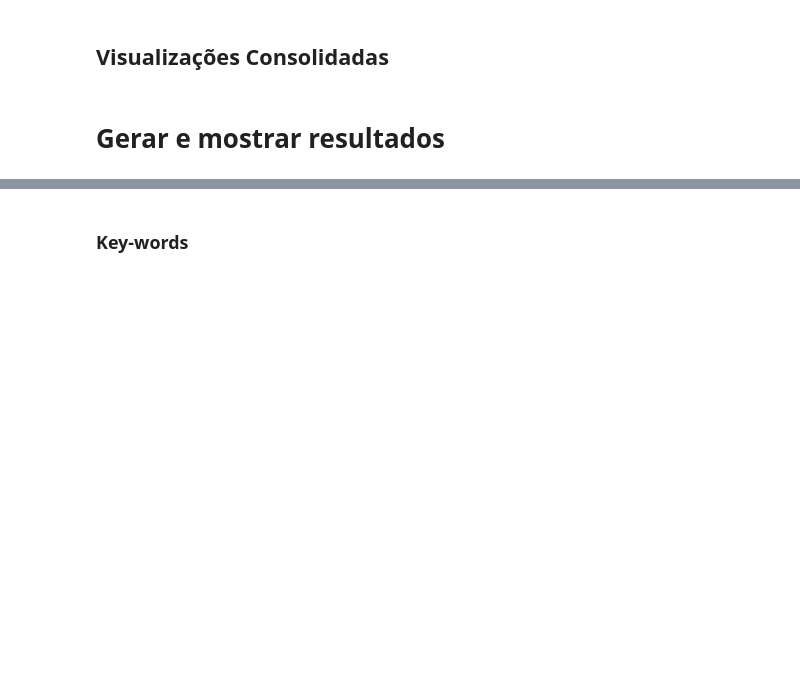
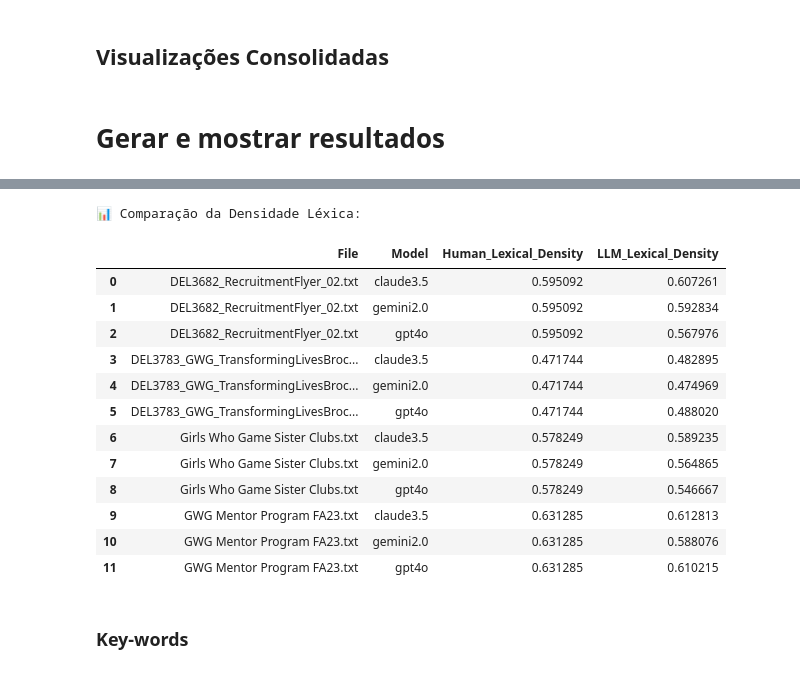
Before and after one commit to rafaelalmeida2909/translation, a Jupyter notebook: comparation.ipynb, the cells around one changed output, grey strips where cells are left out. Saved outputs shown, nothing was run; the diff lists cells and outputs as text; code cells hidden in the pictures; blank space fills up the shorter version.

```diff
--- a/comparation.ipynb
+++ b/comparation.ipynb
@@ -177,3 +179,53 @@ Passing `palette` without assigning `hue` is deprecated and will be removed in v
+# %%
+# Filtrar os arquivos na ordem especificada
+ordered_files = [
+    "DEL3682_RecruitmentFlyer_02.txt",
+    "DEL3783_GWG_TransformingLivesBrochure.txt",
+    "Girls Who Game Sister Clubs.txt",
+    "GWG Mentor Program FA23.txt"
+]
+
+# Criar a tabela de comparação
+lexical_density_data = []
+
+for file in ordered_files:
+    human_text = (HUMAN_TRANS_DIR / f"ESP {file}").read_text(encoding='utf-8')
+    human_lex_density = len(set(human_text.split())) / len(human_text.split()) if human_text.split() else 0
+
+    for model in llm_models:
+        llm_text = (LLM_TRANS_DIR / model / "Translated Texts" / f"ESP {file}").read_text(encoding='utf-8')
+        llm_lex_density = len(set(llm_text.split())) / len(llm_text.split()) if llm_text.split() else 0
+
+        lexical_density_data.append({
+            'File': file,
+            'Human_Lexical_Density': human_lex_density,
+            'Model': model,
+            'LLM_Lexical_Density': llm_lex_density
+        })
+
+lexical_density_df = pd.DataFrame(lexical_density_data)
+
+# Exibir a tabela
+print("\n📊 Comparação da Densidade Léxica:")
+display(lexical_density_df)
+
+# Exportar para CSV
+lexical_density_df.to_csv(BASE_DIR / "Results" / "lexical_density_comparison.csv", index=False)
+# %% [output]
+📊 Comparação da Densidade Léxica:
+|  | File | Model | Human_Lexical_Density | LLM_Lexical_Density |
+| 0 | DEL3682_RecruitmentFlyer_02.txt | claude3.5 | 0.595092 | 0.607261 |
+| 1 | DEL3682_RecruitmentFlyer_02.txt | gemini2.0 | 0.595092 | 0.592834 |
+| 2 | DEL3682_RecruitmentFlyer_02.txt | gpt4o | 0.595092 | 0.567976 |
+| 3 | DEL3783_GWG_TransformingLivesBroc... | claude3.5 | 0.471744 | 0.482895 |
+| 4 | DEL3783_GWG_TransformingLivesBroc... | gemini2.0 | 0.471744 | 0.474969 |
+| 5 | DEL3783_GWG_TransformingLivesBroc... | gpt4o | 0.471744 | 0.488020 |
+| 6 | Girls Who Game Sister Clubs.txt | claude3.5 | 0.578249 | 0.589235 |
+| 7 | Girls Who Game Sister Clubs.txt | gemini2.0 | 0.578249 | 0.564865 |
+| 8 | Girls Who Game Sister Clubs.txt | gpt4o | 0.578249 | 0.546667 |
+| 9 | GWG Mentor Program FA23.txt | claude3.5 | 0.631285 | 0.612813 |
+| 10 | GWG Mentor Program FA23.txt | gemini2.0 | 0.631285 | 0.588076 |
+| 11 | GWG Mentor Program FA23.txt | gpt4o | 0.631285 | 0.610215 |
 # %% [markdown]
 ### Key-words
 # %%
```
Also changed, not shown: parts of 4 cells of this notebook, 6 other files.
